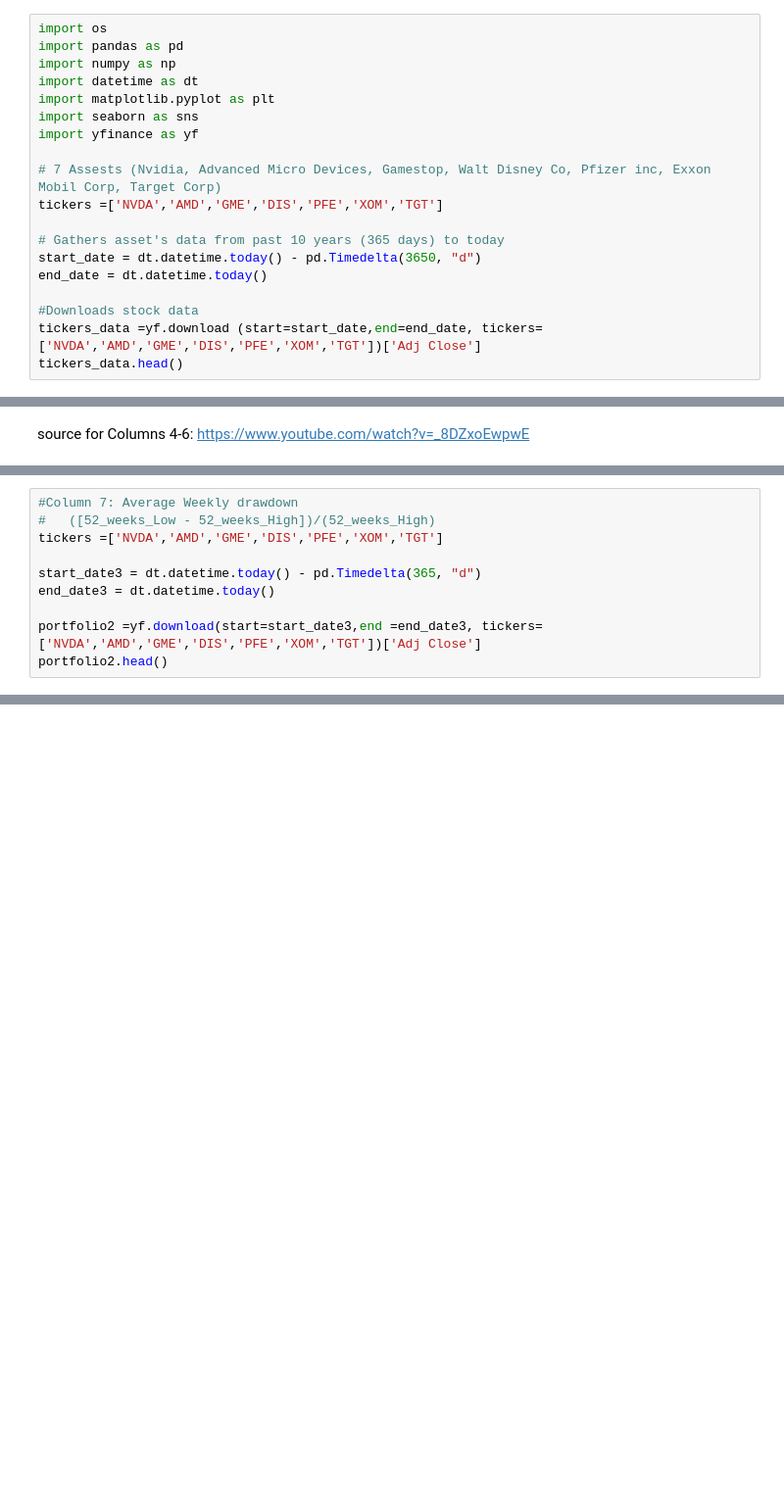
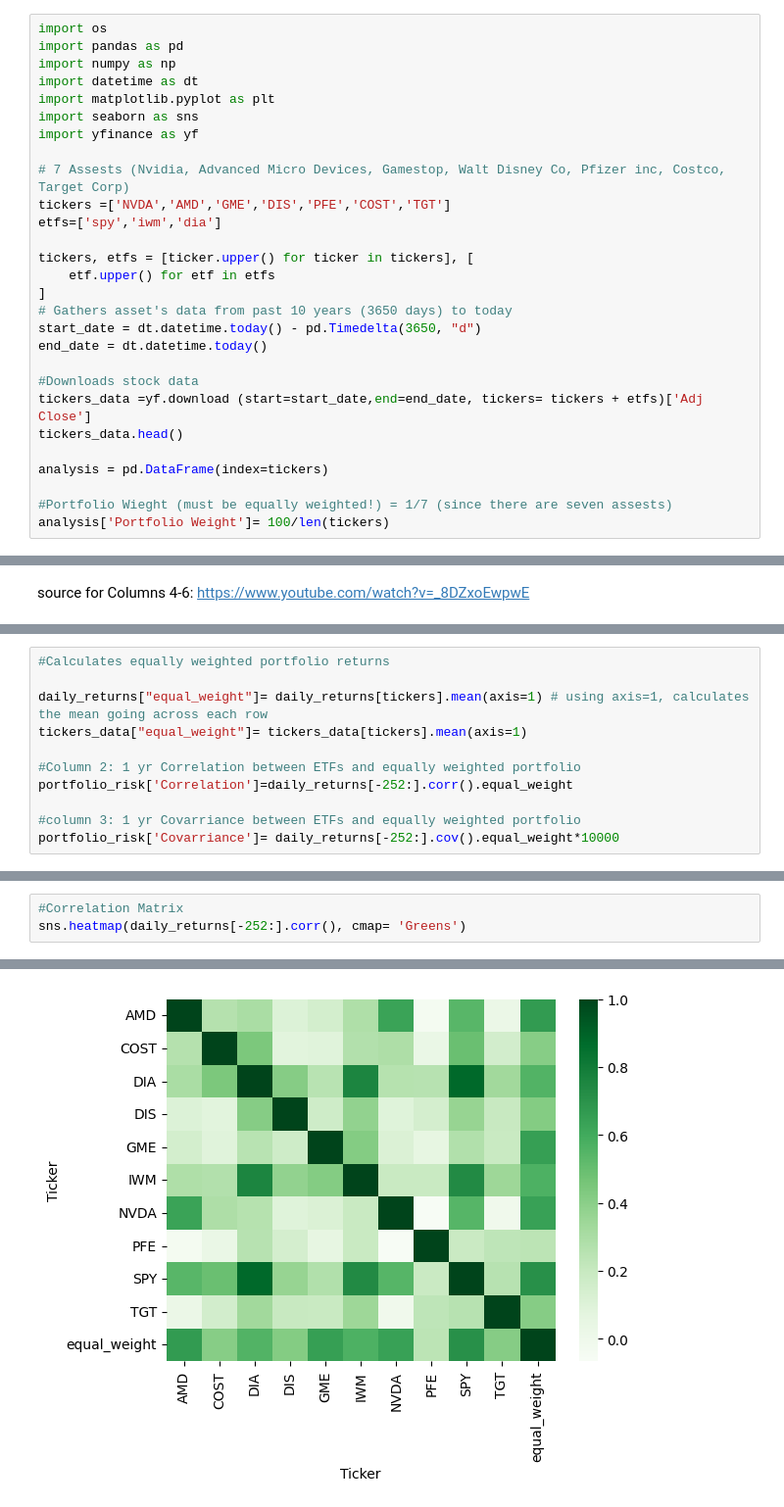
Before and after one commit to jay5109/Projects, a Jupyter notebook: QFinance_Spring2024/project1.ipynb, the cells around one changed output, grey strips where cells are left out. Shown: that part at 98% size. Drawn from its saved outputs; the diff is of its cells as text; blank space fills up the shorter version.

```diff
--- a/QFinance_Spring2024/project1.ipynb
+++ b/QFinance_Spring2024/project1.ipynb
@@ -7,14 +7,23 @@ import matplotlib.pyplot as plt
 import seaborn as sns
 import yfinance as yf
 
-# 7 Assests (Nvidia, Advanced Micro Devices, Gamestop, Walt Disney Co, Pfizer inc, Exxon Mobil Corp, Target Corp)
-tickers =['NVDA','AMD','GME','DIS','PFE','XOM','TGT']
+# 7 Assests (Nvidia, Advanced Micro Devices, Gamestop, Walt Disney Co, Pfizer inc, Costco, Target Corp)
+tickers =['NVDA','AMD','GME','DIS','PFE','COST','TGT']
+etfs=['spy','iwm','dia']
 
-# Gathers asset's data from past 10 years (365 days) to today
+tickers, etfs = [ticker.upper() for ticker in tickers], [
+    etf.upper() for etf in etfs
+]
+# Gathers asset's data from past 10 years (3650 days) to today
 start_date = dt.datetime.today() - pd.Timedelta(3650, "d")
 end_date = dt.datetime.today()
 
 #Downloads stock data
-tickers_data =yf.download (start=start_date,end=end_date, tickers= ['NVDA','AMD','GME','DIS','PFE','XOM','TGT'])['Adj Close']
+tickers_data =yf.download (start=start_date,end=end_date, tickers= tickers + etfs)['Adj Close']
 tickers_data.head()
+
+analysis = pd.DataFrame(index=tickers)
+
+#Portfolio Wieght (must be equally weighted!) = 1/7 (since there are seven assests)
+analysis['Portfolio Weight']= 100/len(tickers)
 # %% [output]
@@ -315,10 +72,0 @@ df3
-# %%
-#Column 7: Average Weekly drawdown
-#   ([52_weeks_Low - 52_weeks_High])/(52_weeks_High)
-tickers =['NVDA','AMD','GME','DIS','PFE','XOM','TGT']
-
-start_date3 = dt.datetime.today() - pd.Timedelta(365, "d")
-end_date3 = dt.datetime.today()
-
-portfolio2 =yf.download(start=start_date3,end =end_date3, tickers= ['NVDA','AMD','GME','DIS','PFE','XOM','TGT'])['Adj Close']
-portfolio2.head()
@@ -541,0 +231,11 @@ testing
+# %%
+#Calculates equally weighted portfolio returns
+
+daily_returns["equal_weight"]= daily_returns[tickers].mean(axis=1) # using axis=1, calculates the mean going across each row
+tickers_data["equal_weight"]= tickers_data[tickers].mean(axis=1)
+
+#Column 2: 1 yr Correlation between ETFs and equally weighted portfolio
+portfolio_risk['Correlation']=daily_returns[-252:].corr().equal_weight
+
+#column 3: 1 yr Covarriance between ETFs and equally weighted portfolio
+portfolio_risk['Covarriance']= daily_returns[-252:].cov().equal_weight*10000
@@ -541,0 +295,4 @@ testing
+# %%
+#Correlation Matrix
+sns.heatmap(daily_returns[-252:].corr(), cmap= 'Greens')
+# %% [output]
@@ -541,0 +300 @@ testing
+[figure, added]
```
Also changed, not shown: parts of 44 cells of this notebook.
